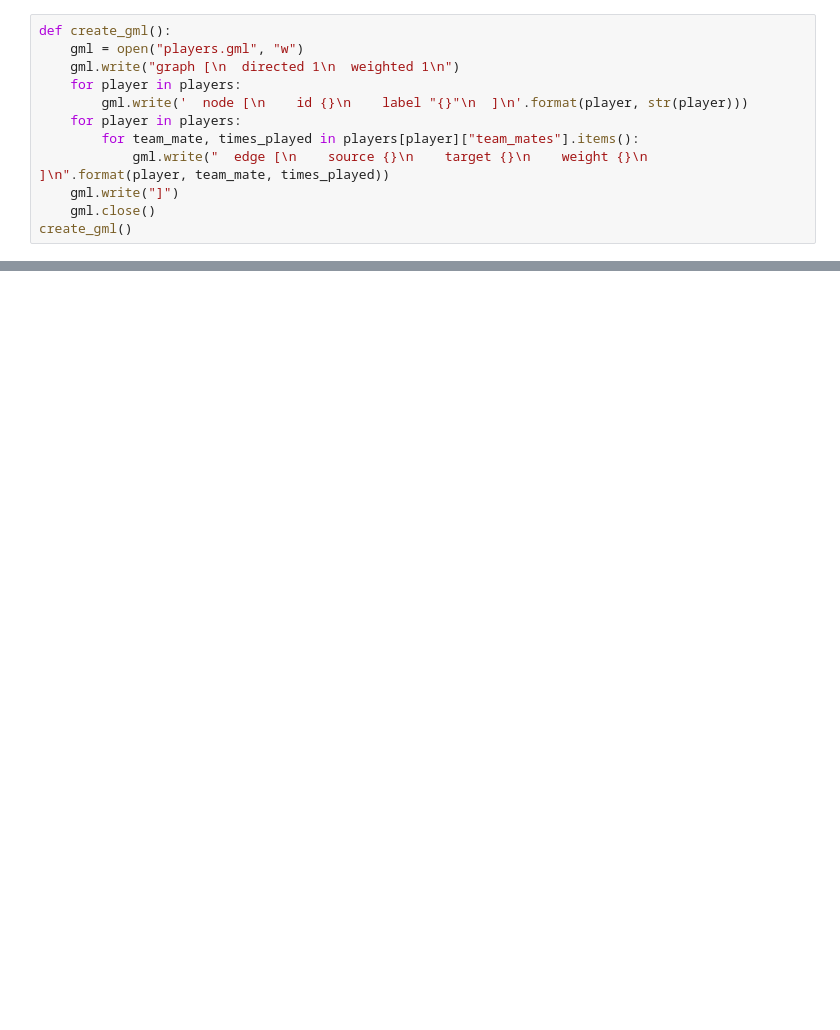
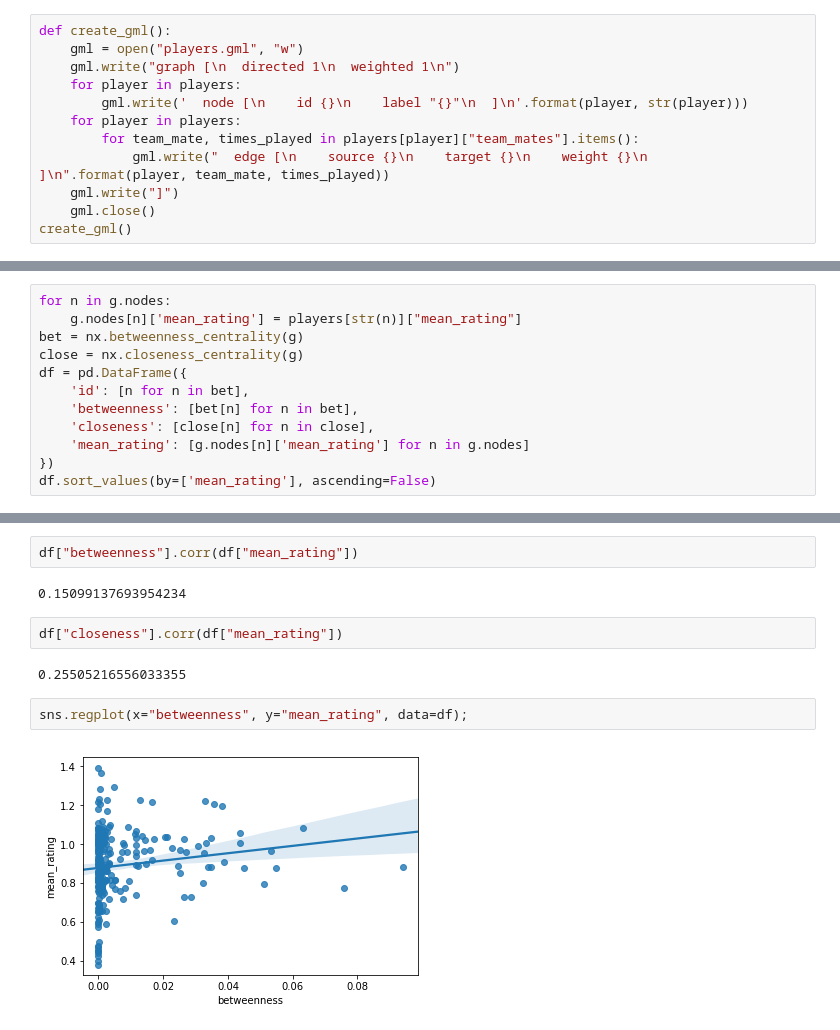
Before and after one commit to filipefborba/GamersNetwork, a Jupyter notebook: GamersNetwork.ipynb, the cells around one changed output, grey strips where cells are left out. Drawn from its saved outputs; the diff is of its cells as text; blank space fills up the shorter version.

```diff
--- a/GamersNetwork.ipynb
+++ b/GamersNetwork.ipynb
@@ -40,3 +44,15 @@ undirected = g.to_undirected()
 sn.show_graph(undirected, nlab=True)
 # %% [output]
 [interactive output not drawn]
+# %%
+for n in g.nodes:
+    g.nodes[n]['mean_rating'] = players[str(n)]["mean_rating"]
+bet = nx.betweenness_centrality(g)
+close = nx.closeness_centrality(g)
+df = pd.DataFrame({
+    'id': [n for n in bet],
+    'betweenness': [bet[n] for n in bet],
+    'closeness': [close[n] for n in close],
+    'mean_rating': [g.nodes[n]['mean_rating'] for n in g.nodes]
+})
+df.sort_values(by=['mean_rating'], ascending=False)
@@ -42,0 +90,12 @@ sn.show_graph(undirected, nlab=True)
+# %%
+df["betweenness"].corr(df["mean_rating"])
+# %% [output]
+0.15099137693954234
+# %%
+df["closeness"].corr(df["mean_rating"])
+# %% [output]
+0.25505216556033355
+# %%
+sns.regplot(x="betweenness", y="mean_rating", data=df);
+# %% [output]
+[figure, added]
```
Also changed, not shown: parts of 5 cells of this notebook, 2 other files.
